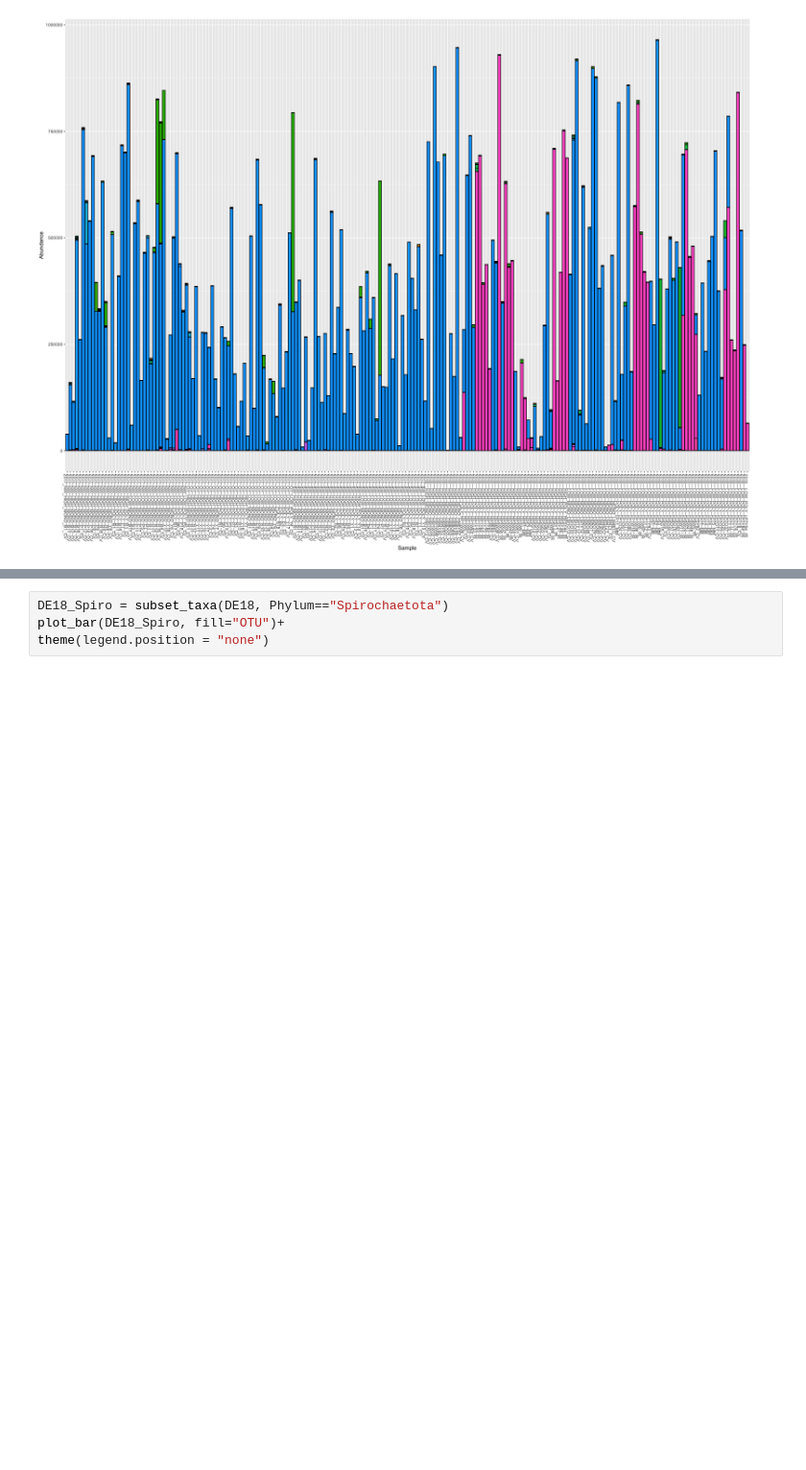
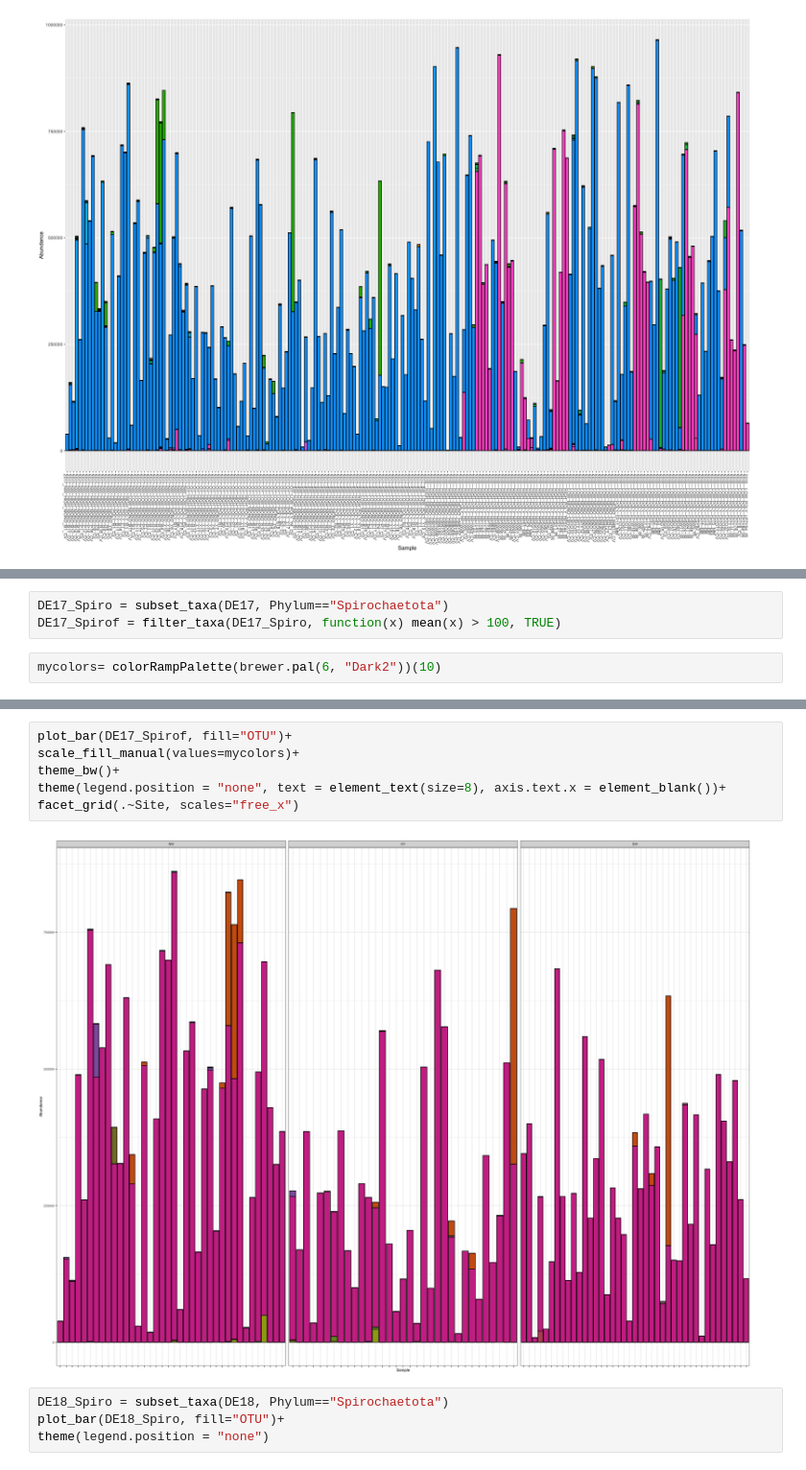
Before and after one commit to sagw/DE_micro, a Jupyter notebook: Community_DE2017_DE2018.ipynb, the cells around one changed output, grey strips where cells are left out. Shown at 96% size. Drawn from its saved outputs; the diff is of its cells as text; blank space fills up the shorter version.

```diff
--- a/Community_DE2017_DE2018.ipynb
+++ b/Community_DE2017_DE2018.ipynb
@@ -420,0 +424,5 @@ theme(legend.position = "none")
+# %%
+DE17_Spiro = subset_taxa(DE17, Phylum=="Spirochaetota")
+DE17_Spirof = filter_taxa(DE17_Spiro, function(x) mean(x) > 100, TRUE)
+# %%
+mycolors= colorRampPalette(brewer.pal(6, "Dark2"))(10)
@@ -421,3 +446,11 @@ theme(legend.position = "none")
+# %%
+plot_bar(DE17_Spirof, fill="OTU")+
+scale_fill_manual(values=mycolors)+
+theme_bw()+
+theme(legend.position = "none", text = element_text(size=8), axis.text.x = element_blank())+
+facet_grid(.~Site, scales="free_x")
+# %% [output]
+[figure, added]
 # %%
 DE18_Spiro = subset_taxa(DE18, Phylum=="Spirochaetota")
 plot_bar(DE18_Spiro, fill="OTU")+
```
Also changed, not shown: parts of 16 cells of this notebook, 2 other files.
